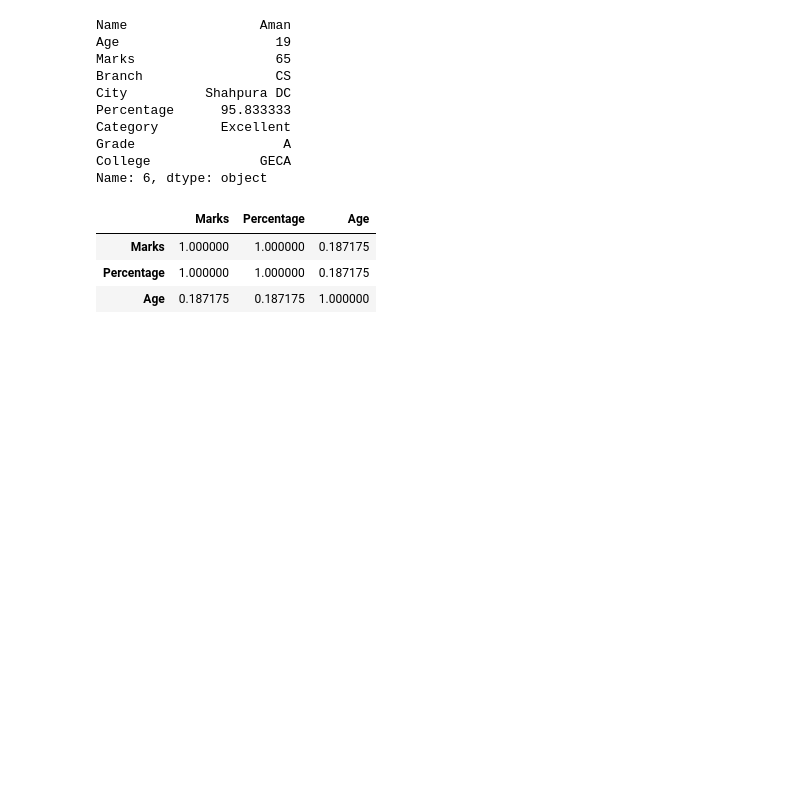
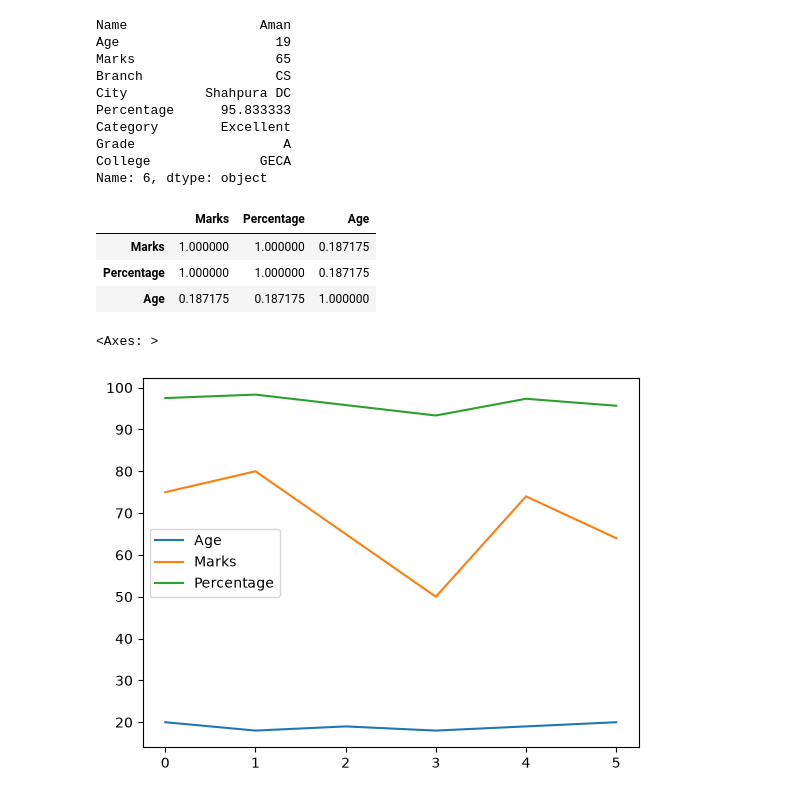
Before and after one commit to NishantSaini021/Gen-AI-with-Python-Track, a Jupyter notebook: pandas/practice_on_databases.ipynb, the cells around one changed output. Saved outputs shown, nothing was run; the diff lists cells and outputs as text; code cells hidden in the pictures; blank space fills up the shorter version.

```diff
--- a/pandas/practice_on_databases.ipynb
+++ b/pandas/practice_on_databases.ipynb
@@ -727,3 +730,8 @@ df[["Marks","Percentage","Age"]].corr()
 | Marks | 1.000000 | 1.000000 | 0.187175 |
 | Percentage | 1.000000 | 1.000000 | 0.187175 |
 | Age | 0.187175 | 0.187175 | 1.000000 |
+# %%
+df.plot()
+# %% [output]
+<Axes: >
+[figure, added]
```
Also changed, not shown: parts of 5 cells of this notebook, 2 other files.
